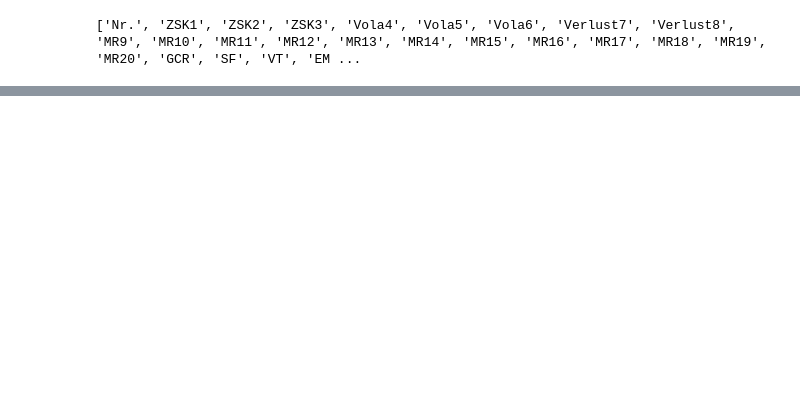
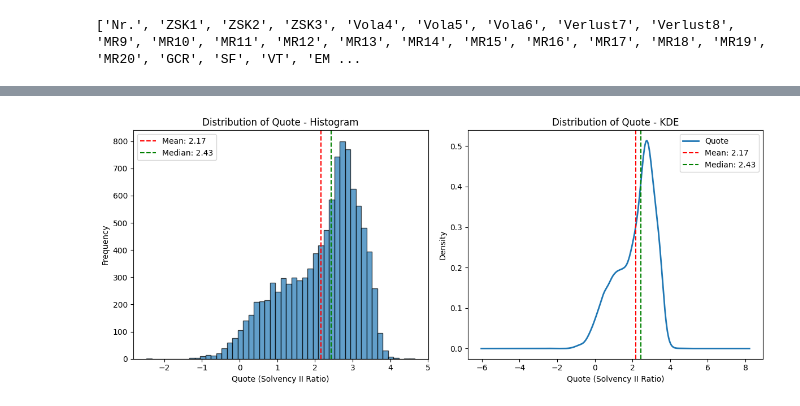
Before and after one commit to Ace3Z/Solvency-ETH-proj, a Jupyter notebook: code.ipynb, the cells around one changed output, grey strips where cells are left out. Cells and saved outputs as stored; diff of their text form; code cells hidden in the pictures; blank space fills up the shorter version.

```diff
--- a/code.ipynb
+++ b/code.ipynb
@@ -63,0 +178,26 @@ df.to_csv("BDSII_Daten_2_clean.csv", index = False, encoding = "utf-8")
+# %%
+# Histogram/KDE of Quote
+plt.figure(figsize=(12, 5))
+
+plt.subplot(1, 2, 1)
+plt.hist(df['Quote'], bins=50, edgecolor='black', alpha=0.7)
+plt.xlabel('Quote (Solvency II Ratio)')
+plt.ylabel('Frequency')
+plt.title('Distribution of Quote - Histogram')
+plt.axvline(df['Quote'].mean(), color='red', linestyle='--', label=f'Mean: {df["Quote"].mean():.2f}')
+plt.axvline(df['Quote'].median(), color='green', linestyle='--', label=f'Median: {df["Quote"].median():.2f}')
+plt.legend()
+
+plt.subplot(1, 2, 2)
+df['Quote'].plot(kind='kde', linewidth=2)
+plt.xlabel('Quote (Solvency II Ratio)')
+plt.ylabel('Density')
+plt.title('Distribution of Quote - KDE')
+plt.axvline(df['Quote'].mean(), color='red', linestyle='--', label=f'Mean: {df["Quote"].mean():.2f}')
+plt.axvline(df['Quote'].median(), color='green', linestyle='--', label=f'Median: {df["Quote"].median():.2f}')
+plt.legend()
+
+plt.tight_layout()
+plt.show()
+# %% [output]
+[figure, added]
```
Also changed, not shown: parts of 8 cells of this notebook.
